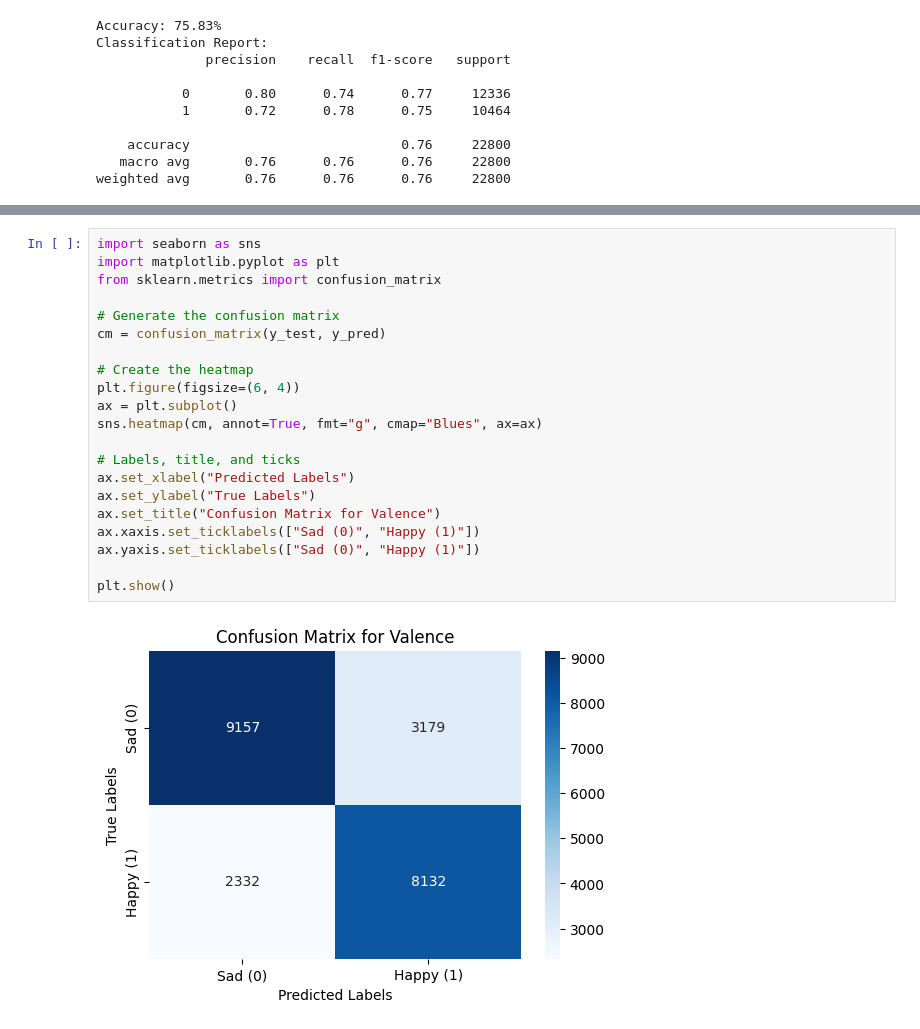
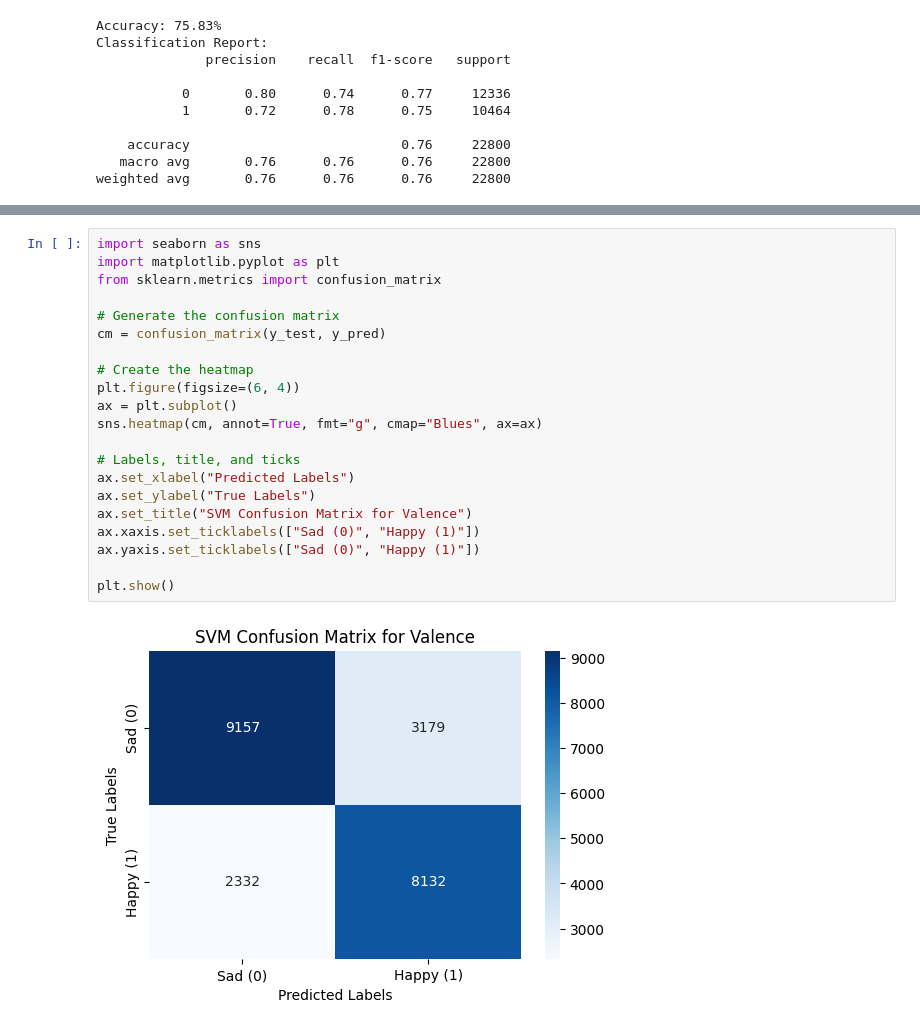
Before and after one commit to nfortes/music-happiness-predictor, a Jupyter notebook: music-happiness-predictor-svm.ipynb, the cells around one changed output, grey strips where cells are left out. Saved outputs shown, nothing was run; the diff lists cells and outputs as text.

```diff
--- a/music-happiness-predictor-svm.ipynb
+++ b/music-happiness-predictor-svm.ipynb
@@ -114,23 +131,23 @@ plot_decision_boundary(svm_2D, X_test_2D, y_test)
 # %%
 import seaborn as sns
 import matplotlib.pyplot as plt
 from sklearn.metrics import confusion_matrix
 
 # Generate the confusion matrix
 cm = confusion_matrix(y_test, y_pred)
 
 # Create the heatmap
 plt.figure(figsize=(6, 4))
 ax = plt.subplot()
 sns.heatmap(cm, annot=True, fmt="g", cmap="Blues", ax=ax)
 
 # Labels, title, and ticks
 ax.set_xlabel("Predicted Labels")
 ax.set_ylabel("True Labels")
-ax.set_title("Confusion Matrix for Valence")
+ax.set_title("SVM Confusion Matrix for Valence")
 ax.xaxis.set_ticklabels(["Sad (0)", "Happy (1)"])
 ax.yaxis.set_ticklabels(["Sad (0)", "Happy (1)"])
 
 plt.show()
 # %% [output]
-[figure, old version]
+[figure, new version]
```
Also changed, not shown: parts of 2 cells of this notebook, 1 other file.
